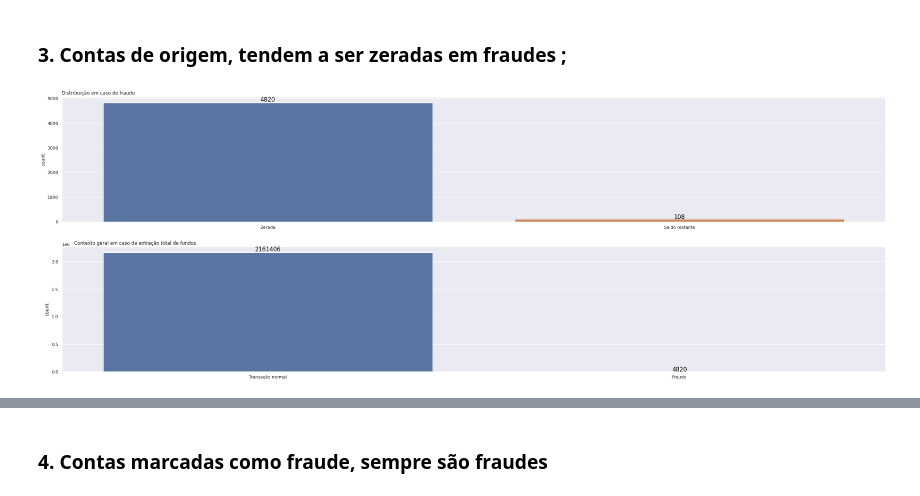
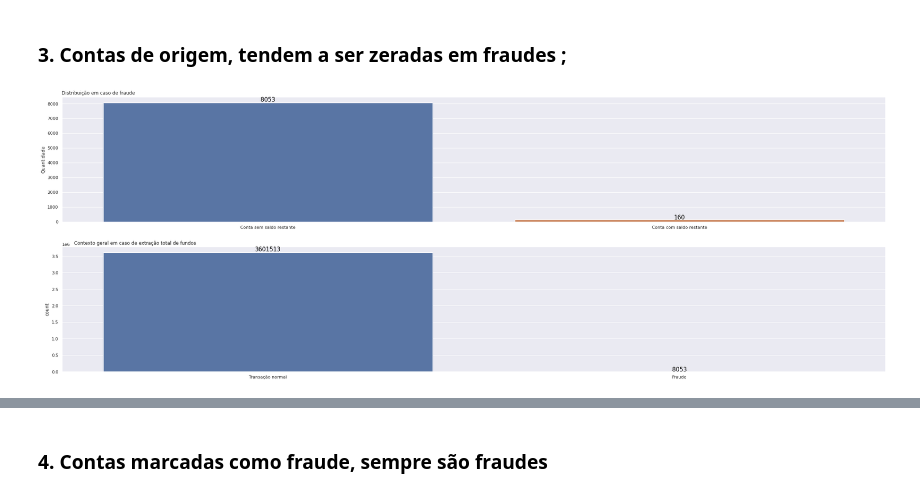
Before and after one commit to rsantosluan/fraud_detect, a Jupyter notebook: Jnotebooks/eda.ipynb, the cells around one changed output, grey strips where cells are left out. Cells and saved outputs as stored; diff of their text form; code cells hidden in the pictures.

```diff
--- a/Jnotebooks/eda.ipynb
+++ b/Jnotebooks/eda.ipynb
@@ -33,2 +33,2 @@ pd.set_option('display.float_format', lambda x :'%5f' %x)
 # %%
-#data = pd.read_csv( '../data/nuter.csv' )
+data_raw = pd.read_csv( '../data/nuter.csv' )
@@ -42,5 +35,3 @@ pd.set_option('display.float_format', lambda x :'%5f' %x)
-# %%
-data_raw = pd.read_csv( '../data/train.csv' )
 # %% [markdown]
 ### 3.3 Rename Columns
 # %%
@@ -253,26 +258,27 @@ print(f" Nota: Ao analisar o gráfico, nota-se uma divisão retilínea onde {dat
 # %%
 grid = GridSpec( 2,1 )
 
 ##First graph
 plt.subplot( grid[0,0] )
 temp = data_raw.loc[data_raw.is_fraud == 1, 'new_balance_orig']
-temp = temp.apply( lambda x : 'Zerada' if x == 0 else 'Saldo restante' )
+temp = temp.apply( lambda x : 'Conta sem saldo restante' if x == 0 else 'Conta com saldo restante' )
 ax = sns.countplot(
     temp
 )
 nuter.plot_values_vbar( ax )
 plt.xlabel( '' )
 plt.title( 'Distribuição em caso de fraude' , x = 0.044);
+ax.set_ylabel( 'Quantidade' )
 
 ##Second graph
 plt.subplot( grid[1,0] )
 temp = data_raw[(data_raw.new_balance_orig == 0 )]
 ax1 = sns.countplot(
     temp.is_fraud
 );
 ax1.set_xticklabels( ['Transação normal', 'Fraude'] )
 nuter.plot_values_vbar( ax1 )
 plt.title( 'Contexto geral em caso de extração total de fundos' , x = 0.089);
 plt.xlabel( '' );
 # %% [output]
-[figure, old version]
+[figure, new version]
```
Also changed, not shown: parts of 53 cells of this notebook, 7 other files.
